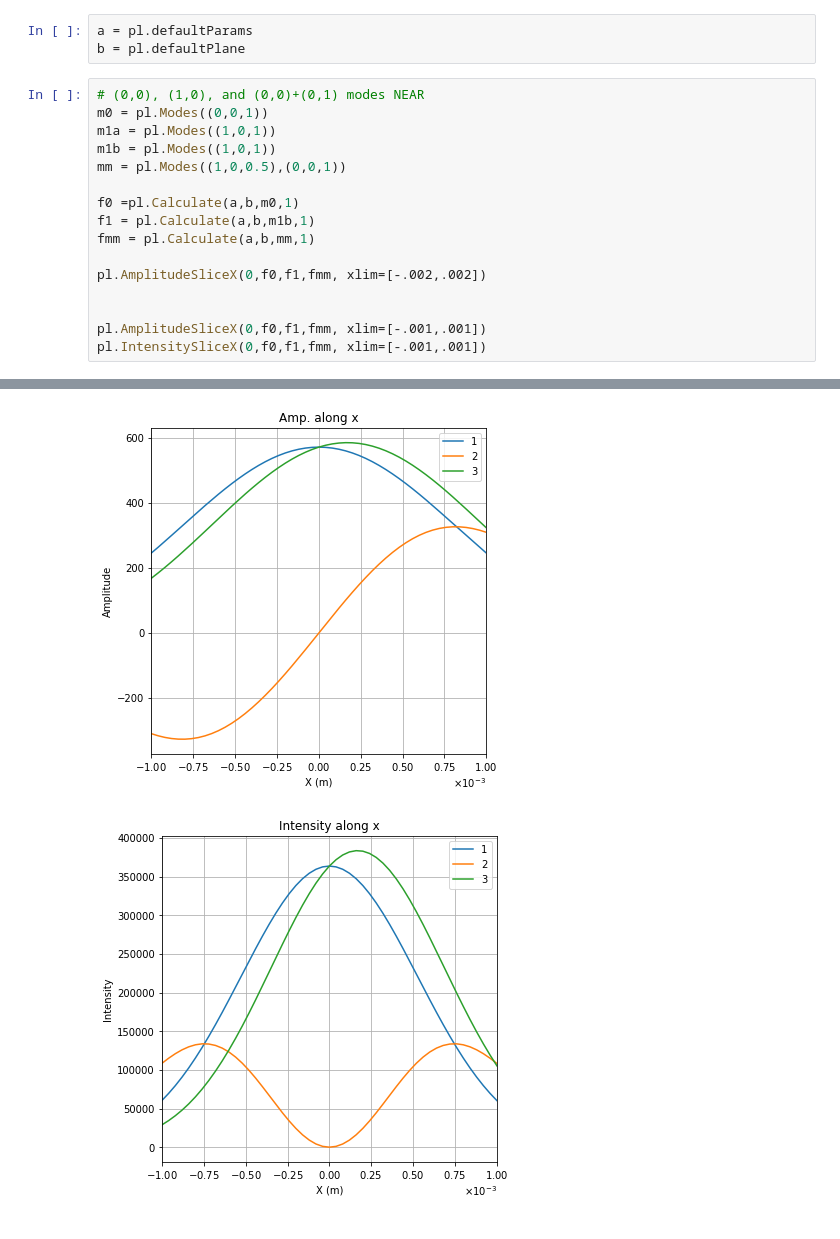
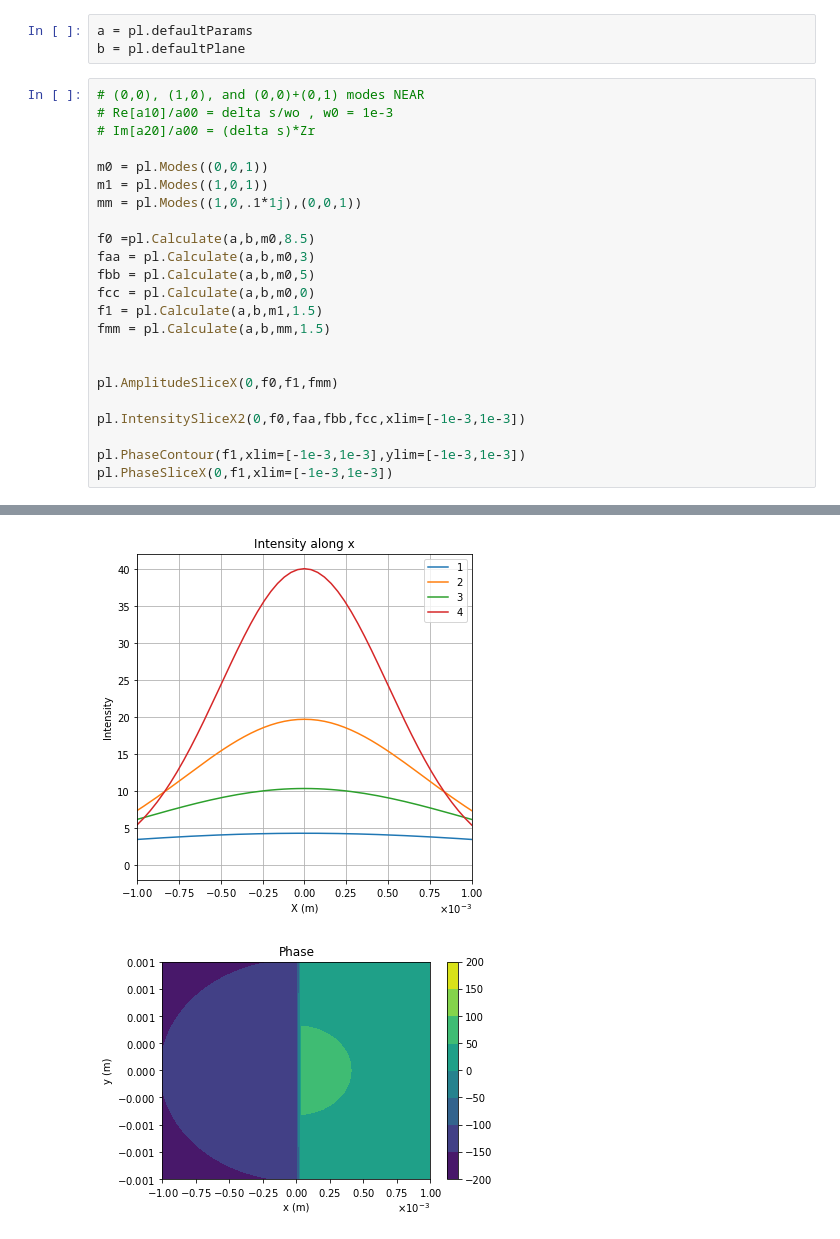
Before and after one commit to Edwards-Paul/Python-HG-Modes, a Jupyter notebook: HG Modes/Testing Higher Order Modes.ipynb, the cells around one changed output, grey strips where cells are left out. Saved outputs shown, nothing was run; the diff lists cells and outputs as text.

```diff
--- a/HG Modes/Testing Higher Order Modes.ipynb
+++ b/HG Modes/Testing Higher Order Modes.ipynb
@@ -23,18 +23,25 @@ a = pl.defaultParams
 b = pl.defaultPlane
 # %%
 # (0,0), (1,0), and (0,0)+(0,1) modes NEAR
+# Re[a10]/a00 = delta s/wo , w0 = 1e-3
+# Im[a20]/a00 = (delta s)*Zr
+
 m0 = pl.Modes((0,0,1))
-m1a = pl.Modes((1,0,1))
-m1b = pl.Modes((1,0,1))
-mm = pl.Modes((1,0,0.5),(0,0,1))
+m1 = pl.Modes((1,0,1))
+mm = pl.Modes((1,0,.1*1j),(0,0,1))
 
-f0 =pl.Calculate(a,b,m0,1)
-f1 = pl.Calculate(a,b,m1b,1)
-fmm = pl.Calculate(a,b,mm,1)
-
-pl.AmplitudeSliceX(0,f0,f1,fmm, xlim=[-.002,.002])
+f0 =pl.Calculate(a,b,m0,8.5)
+faa = pl.Calculate(a,b,m0,3)
+fbb = pl.Calculate(a,b,m0,5)
+fcc = pl.Calculate(a,b,m0,0)
+f1 = pl.Calculate(a,b,m1,1.5)
+fmm = pl.Calculate(a,b,mm,1.5)
 
 
-pl.AmplitudeSliceX(0,f0,f1,fmm, xlim=[-.001,.001])
-pl.IntensitySliceX(0,f0,f1,fmm, xlim=[-.001,.001])
+pl.AmplitudeSliceX(0,f0,f1,fmm)
+
+pl.IntensitySliceX2(0,f0,faa,fbb,fcc,xlim=[-1e-3,1e-3])
+
+pl.PhaseContour(f1,xlim=[-1e-3,1e-3],ylim=[-1e-3,1e-3])
+pl.PhaseSliceX(0,f1,xlim=[-1e-3,1e-3])
 # %% [output]
@@ -42,2 +49,2 @@ pl.IntensitySliceX(0,f0,f1,fmm, xlim=[-.001,.001])
-[figure, old version]
+[figure, new version]
-[figure, old version]
+[figure, new version]
```
Also changed, not shown: parts of 10 cells of this notebook, 6 other files.
